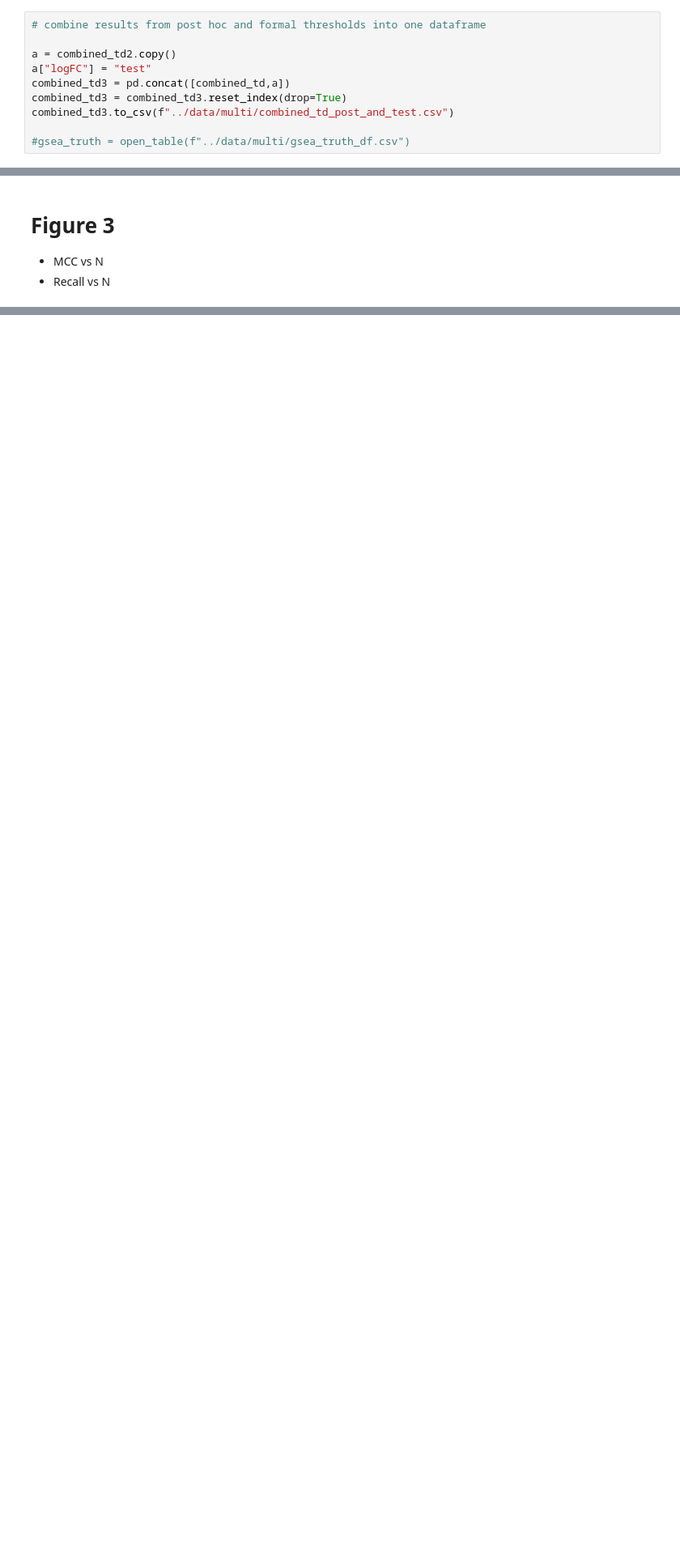
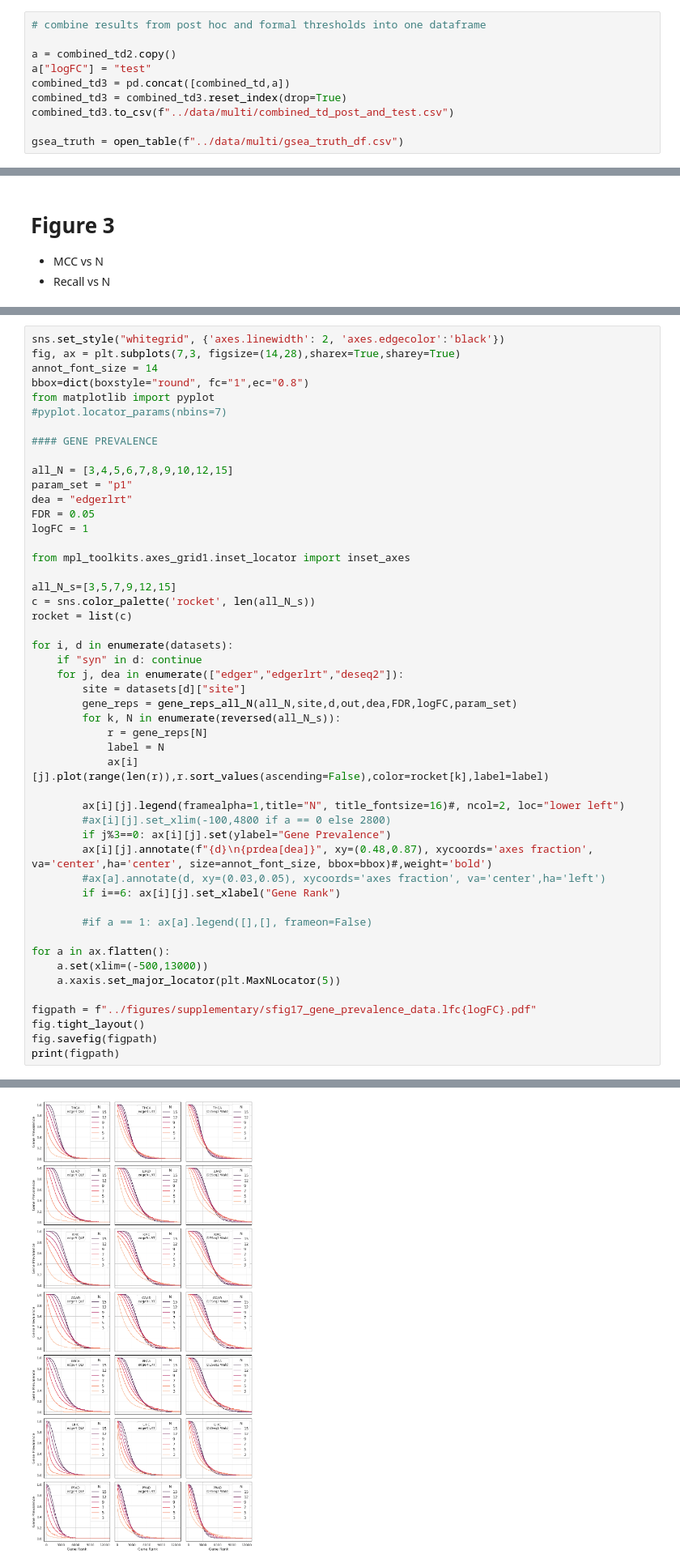
Before and after one commit to pdegen/RNASeqReplicability, a Jupyter notebook: notebooks/figures.ipynb, the cells around one changed output, grey strips where cells are left out. Shown at 81% size. Saved outputs shown, nothing was run; the diff lists cells and outputs as text; blank space fills up the shorter version.

```diff
--- a/notebooks/figures.ipynb
+++ b/notebooks/figures.ipynb
@@ -106,4 +103,4 @@ combined_td3 = pd.concat([combined_td,a])
 combined_td3 = combined_td3.reset_index(drop=True)
 combined_td3.to_csv(f"../data/multi/combined_td_post_and_test.csv")
 
-#gsea_truth = open_table(f"../data/multi/gsea_truth_df.csv")
+gsea_truth = open_table(f"../data/multi/gsea_truth_df.csv")
@@ -539,0 +856,50 @@ comb = combined_gsea_td.dropna()
+# %%
+sns.set_style("whitegrid", {'axes.linewidth': 2, 'axes.edgecolor':'black'})
+fig, ax = plt.subplots(7,3, figsize=(14,28),sharex=True,sharey=True)
+annot_font_size = 14
+bbox=dict(boxstyle="round", fc="1",ec="0.8")
+from matplotlib import pyplot
+#pyplot.locator_params(nbins=7)
+
+#### GENE PREVALENCE
+
+all_N = [3,4,5,6,7,8,9,10,12,15]
+param_set = "p1"
+dea = "edgerlrt"
+FDR = 0.05
+logFC = 1
+
+from mpl_toolkits.axes_grid1.inset_locator import inset_axes
+
+all_N_s=[3,5,7,9,12,15]
+c = sns.color_palette('rocket', len(all_N_s))
+rocket = list(c)
+
+for i, d in enumerate(datasets):
+    if "syn" in d: continue
+    for j, dea in enumerate(["edger","edgerlrt","deseq2"]):
+        site = datasets[d]["site"]
+        gene_reps = gene_reps_all_N(all_N,site,d,out,dea,FDR,logFC,param_set)
+        for k, N in enumerate(reversed(all_N_s)):
+            r = gene_reps[N]
+            label = N
+            ax[i][j].plot(range(len(r)),r.sort_values(ascending=False),color=rocket[k],label=label)
+
+        ax[i][j].legend(framealpha=1,title="N", title_fontsize=16)#, ncol=2, loc="lower left")
+        #ax[i][j].set_xlim(-100,4800 if a == 0 else 2800)
+        if j%3==0: ax[i][j].set(ylabel="Gene Prevalence")
+        ax[i][j].annotate(f"{d}\n{prdea[dea]}", xy=(0.48,0.87), xycoords='axes fraction', va='center',ha='center', size=annot_font_size, bbox=bbox)#,weight='bold')
+        #ax[a].annotate(d, xy=(0.03,0.05), xycoords='axes fraction', va='center',ha='left')
+        if i==6: ax[i][j].set_xlabel("Gene Rank")
+
+        #if a == 1: ax[a].legend([],[], frameon=False)
+
+for a in ax.flatten():
+    a.set(xlim=(-500,13000))
+    a.xaxis.set_major_locator(plt.MaxNLocator(5))
+
+figpath = f"../figures/supplementary/sfig17_gene_prevalence_data.lfc{logFC}.pdf"
+fig.tight_layout()
+fig.savefig(figpath)
+print(figpath)
+# %% [output]
@@ -539,0 +907 @@ comb = combined_gsea_td.dropna()
+[figure, added]
```
Also changed, not shown: parts of 14 cells of this notebook, 4 other files.
